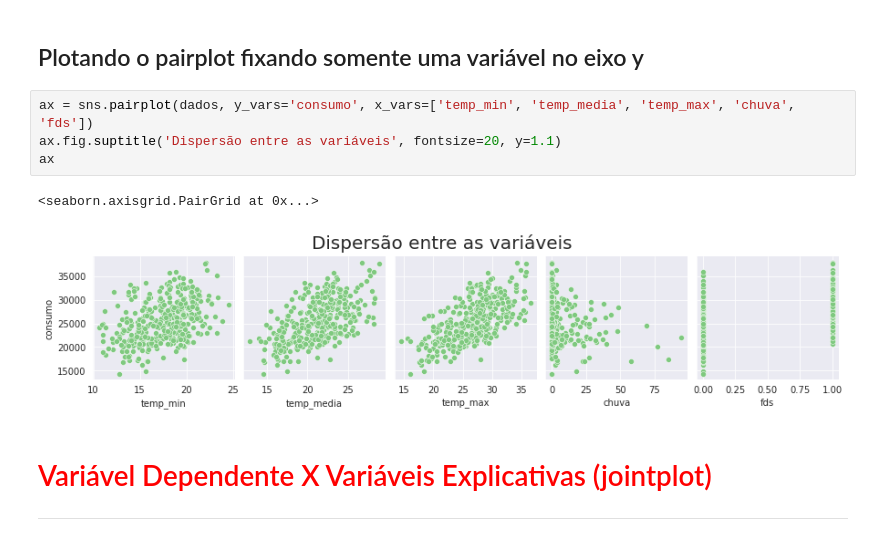
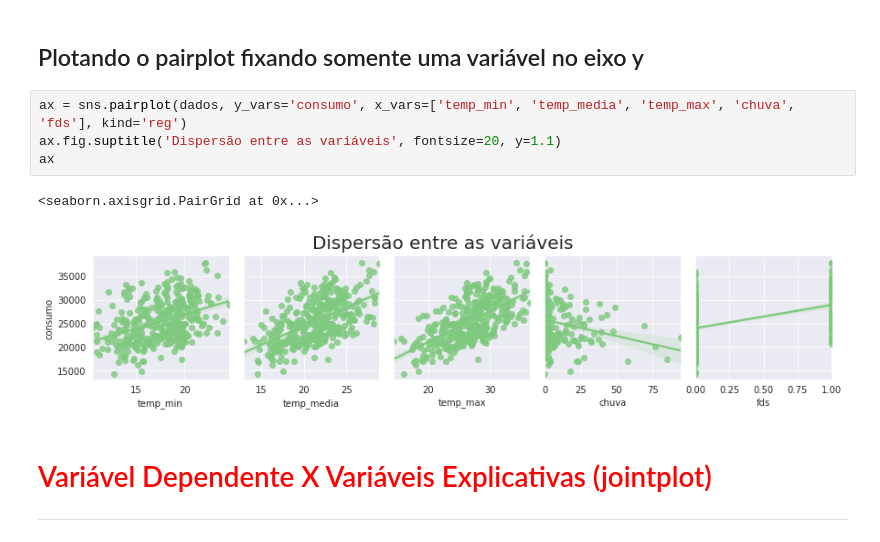
Before and after one commit to leandrorodor/ALR-Linear_Regression, a Jupyter notebook: cerveja.ipynb, the cells around one changed output. Drawn from its saved outputs; the diff is of its cells as text.

```diff
--- a/cerveja.ipynb
+++ b/cerveja.ipynb
@@ -261,12 +266,12 @@ ax = sns.pairplot(dados)
 # %% [markdown]
 ## Plotando o pairplot fixando somente uma variável no eixo y
 # %%
-ax = sns.pairplot(dados, y_vars='consumo', x_vars=['temp_min', 'temp_media', 'temp_max', 'chuva', 'fds'])
+ax = sns.pairplot(dados, y_vars='consumo', x_vars=['temp_min', 'temp_media', 'temp_max', 'chuva', 'fds'], kind='reg')
 ax.fig.suptitle('Dispersão entre as variáveis', fontsize=20, y=1.1)
 ax
 # %% [output]
 <seaborn.axisgrid.PairGrid at 0x...>
-[figure, old version]
+[figure, new version]
 # %% [markdown]
 # <font color='red' style='font-size: 30px;'>Variável Dependente X Variáveis Explicativas (jointplot)</font>
 <hr style='border: 2px solid red;'>
```
Also changed, not shown: parts of 31 cells of this notebook.
